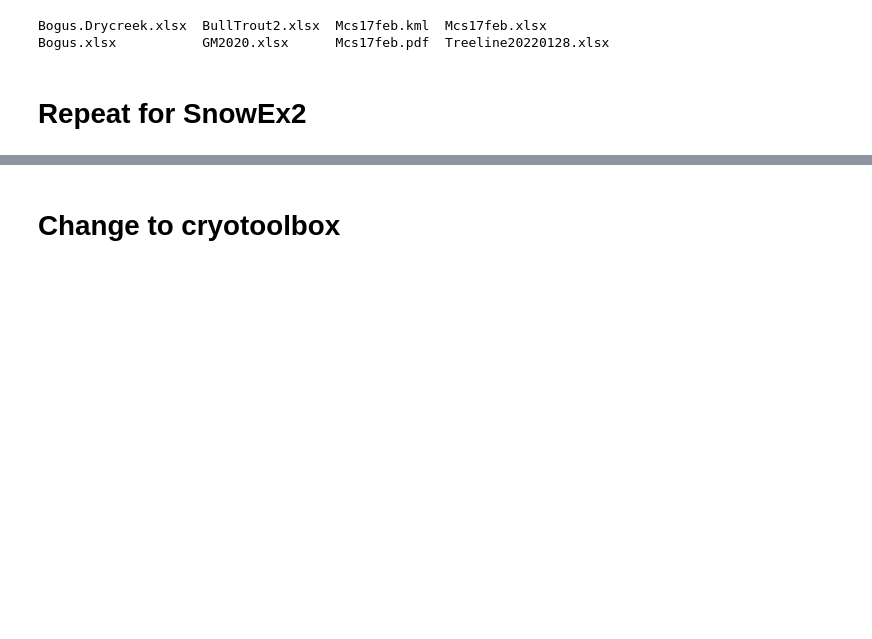
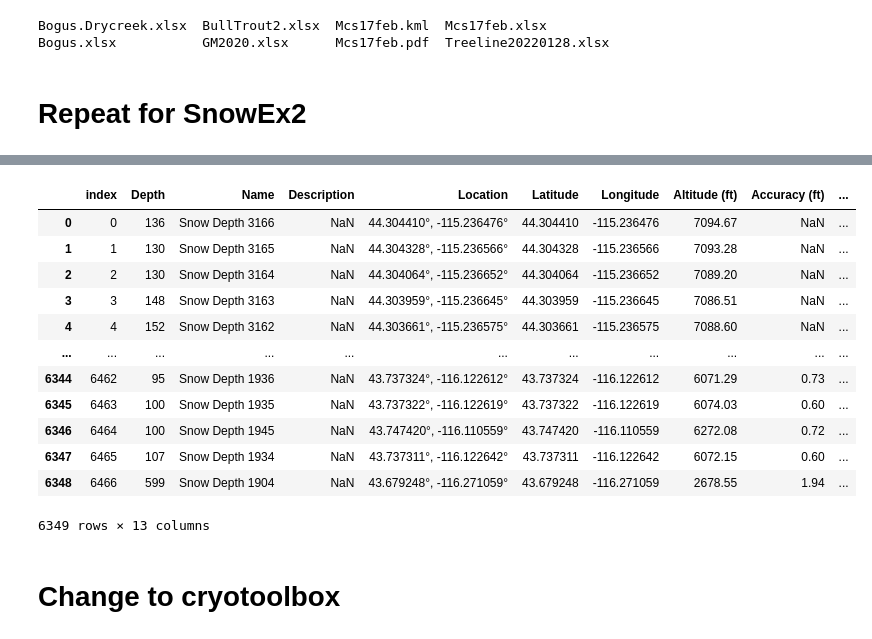
Before and after one commit to mcreelma/Snow_Probes, a Jupyter notebook: Mesa_Dump_Reader.ipynb, the cells around one changed output, grey strips where cells are left out. Saved outputs shown, nothing was run; the diff lists cells and outputs as text; code cells hidden in the pictures; blank space fills up the shorter version.

```diff
--- a/Mesa_Dump_Reader.ipynb
+++ b/Mesa_Dump_Reader.ipynb
@@ -84,10 +102,14 @@ for f in csv_files:
     # create label for where it came from
     ds['Source'] = 'SnowEx2'
 
+    #Using drop() to delete rows based on column value
+    ds.drop(ds[ds['Latitude'] <= 1 ].index, inplace = False)
+
     # append to new dataframe
     df = df.append(ds, ignore_index = True)
 
 
+
 # check
 display(df)
 # %% [output]
@@ -95,3 +129,20 @@ ValueError: ignored
+# %%
+df = df[df.Latitude > 1 ]
+df.reset_index()
+# %% [output]
+|  | index | Depth | Name | Description | Location | Latitude | Longitude | Altitude (ft) | Accuracy (ft) | ... |
+| 0 | 0 | 136 | Snow Depth 3166 | NaN | 44.304410°, -115.236476° | 44.304410 | -115.236476 | 7094.67 | NaN | ... |
+| 1 | 1 | 130 | Snow Depth 3165 | NaN | 44.304328°, -115.236566° | 44.304328 | -115.236566 | 7093.28 | NaN | ... |
+| 2 | 2 | 130 | Snow Depth 3164 | NaN | 44.304064°, -115.236652° | 44.304064 | -115.236652 | 7089.20 | NaN | ... |
+| 3 | 3 | 148 | Snow Depth 3163 | NaN | 44.303959°, -115.236645° | 44.303959 | -115.236645 | 7086.51 | NaN | ... |
+| 4 | 4 | 152 | Snow Depth 3162 | NaN | 44.303661°, -115.236575° | 44.303661 | -115.236575 | 7088.60 | NaN | ... |
+| ... | ... | ... | ... | ... | ... | ... | ... | ... | ... | ... |
+| 6344 | 6462 | 95 | Snow Depth 1936 | NaN | 43.737324°, -116.122612° | 43.737324 | -116.122612 | 6071.29 | 0.73 | ... |
+| 6345 | 6463 | 100 | Snow Depth 1935 | NaN | 43.737322°, -116.122619° | 43.737322 | -116.122619 | 6074.03 | 0.60 | ... |
+| 6346 | 6464 | 100 | Snow Depth 1945 | NaN | 43.747420°, -116.110559° | 43.747420 | -116.110559 | 6272.08 | 0.72 | ... |
+| 6347 | 6465 | 107 | Snow Depth 1934 | NaN | 43.737311°, -116.122642° | 43.737311 | -116.122642 | 6072.15 | 0.60 | ... |
+| 6348 | 6466 | 599 | Snow Depth 1904 | NaN | 43.679248°, -116.271059° | 43.679248 | -116.271059 | 2678.55 | 1.94 | ... |
+6349 rows × 13 columns
 # %% [markdown]
 # Change to cryotoolbox
 # %%
```
Also changed, not shown: parts of 10 cells of this notebook.
